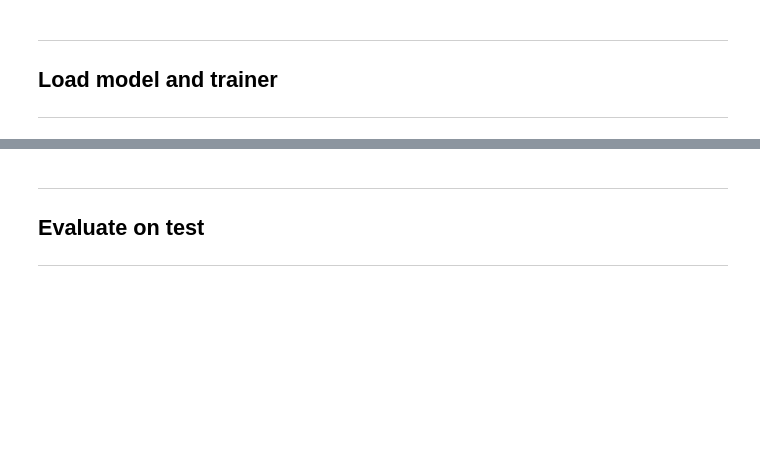
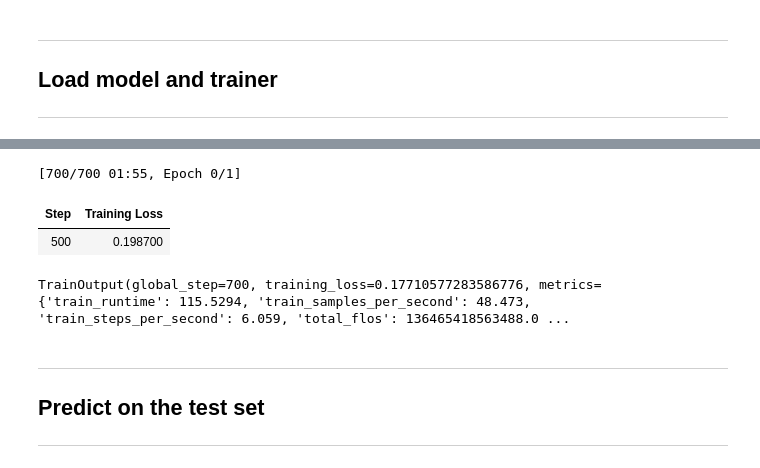
Before and after one commit to Benerugg/textmining, a Jupyter notebook: tm_final_pipeline.ipynb, the cells around one changed output, grey strips where cells are left out. Drawn from its saved outputs; the diff is of its cells as text; code cells hidden in the pictures; blank space fills up the shorter version.

```diff
--- a/tm_final_pipeline.ipynb
+++ b/tm_final_pipeline.ipynb
@@ -214,4 +563,35 @@ TrainOutput(global_step=2865, training_loss=0.3409312889005917, metrics={'train_
+# %%
+training_args = TrainingArguments(
+    output_dir="./results/roberta_final",
+    do_train=True,
+    do_eval=True,
+    per_device_train_batch_size=8,
+    per_device_eval_batch_size=8,
+    num_train_epochs=3,
+    max_steps=700,  # found optimal during analysis of plots printed above
+    learning_rate=2e-5,
+    weight_decay=0.01,
+    logging_dir="./logs/roberta_final",
+    report_to="none",
+    seed=24
+)
+
+trainer = Trainer(
+    model=model,
+    args=training_args,
+    train_dataset=tokenized["train"],
+    eval_dataset=tokenized["validation"],
+    tokenizer=tokenizer,
+    compute_metrics=compute_metrics
+)
+
+trainer.train()
+# %% [output]
+[700/700 01:55, Epoch 0/1]
+| Step | Training Loss |
+| 500 | 0.198700 |
+TrainOutput(global_step=700, training_loss=0.17710577283586776, metrics={'train_runtime': 115.5294, 'train_samples_per_second': 48.473, 'train_steps_per_second': 6.059, 'total_flos': 136465418563488.0 ...
 # %% [markdown]
 ---
-## Evaluate on test
+## Predict on the test set
 ---
```
Also changed, not shown: parts of 36 cells of this notebook.
